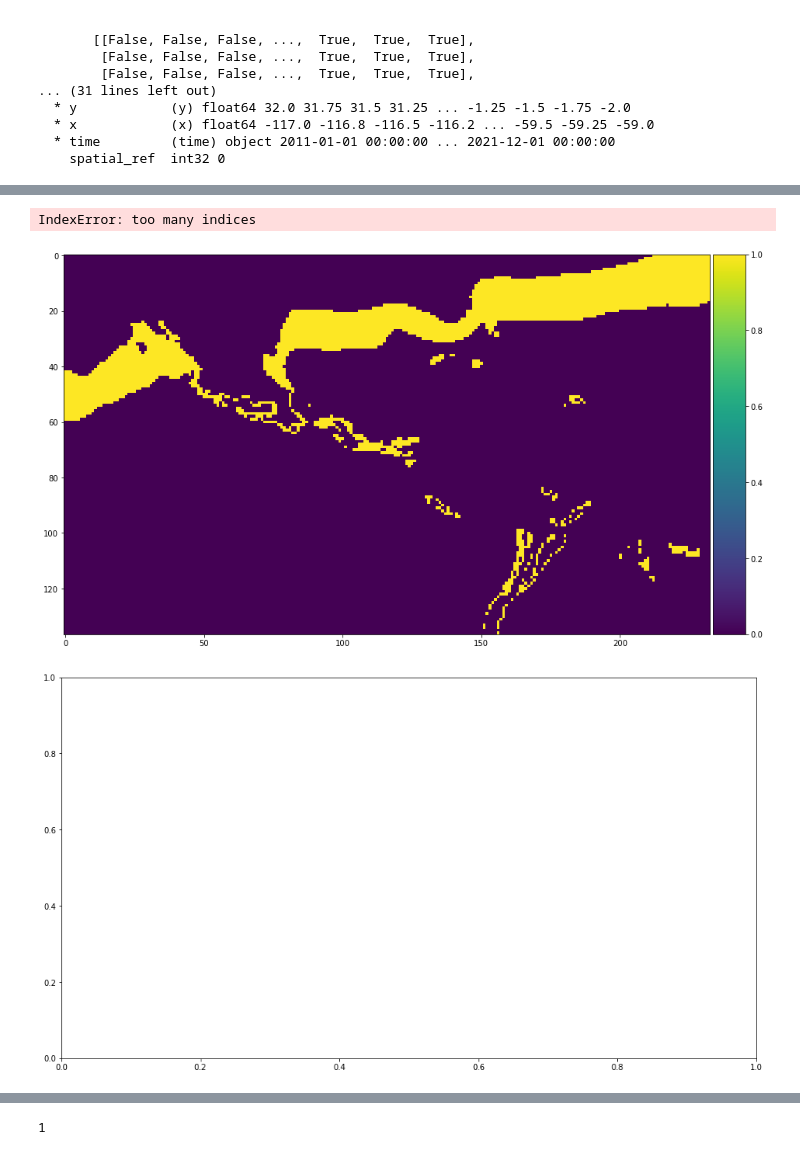
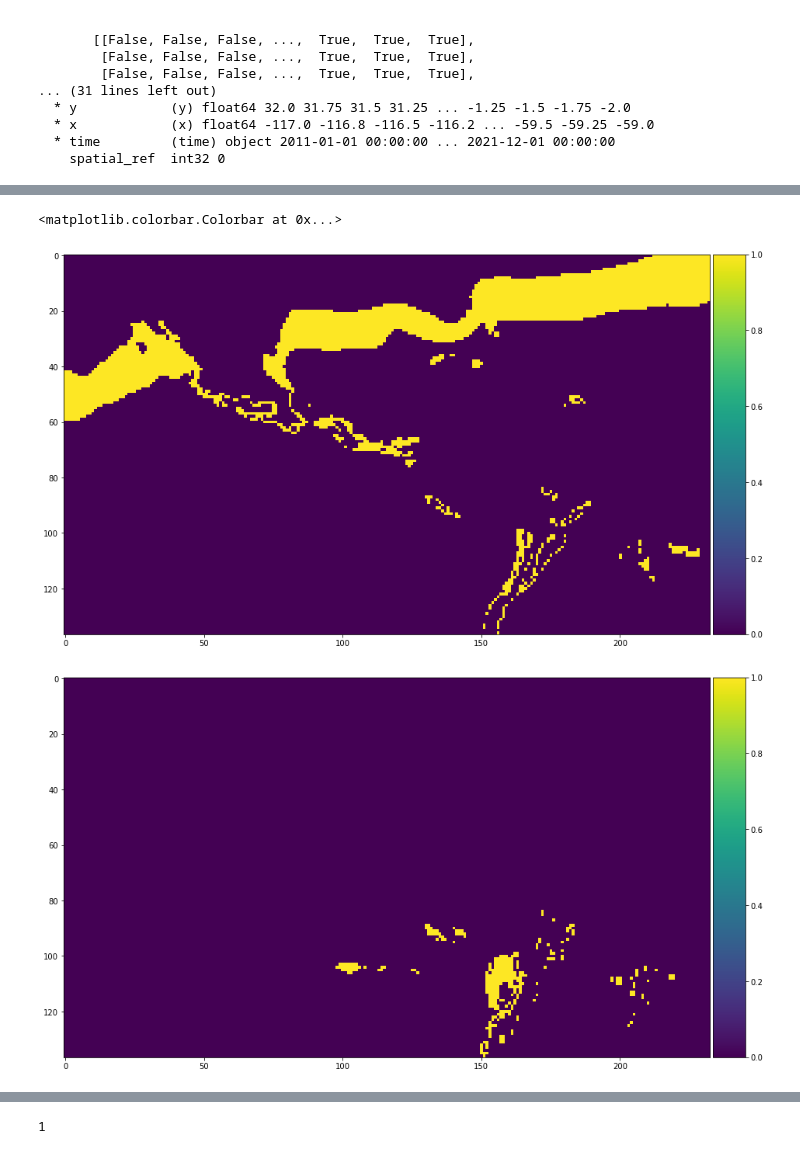
Before and after one commit to jwynneuo/FutureOfCoffee, a Jupyter notebook: Coffeeproj.ipynb, the cells around one changed output, grey strips where cells are left out. Cells and saved outputs as stored; diff of their text form; code cells hidden in the pictures.

```diff
--- a/Coffeeproj.ipynb
+++ b/Coffeeproj.ipynb
@@ -82,8 +82,8 @@ array([[[57.571667, 56.316315, 55.046898, ..., 65.08055 , 65.11983 ,
   * time         (time) object 2011-01-01 00:00:00 ... 2021-12-01 00:00:00
     spatial_ref  int32 0
 # %%
-#tp2 = cclim['tp'].sum(axis = 0)/11
-tp2 = cclim['tp'].mean(axis = 0)/11
+tp2 = cclim['tp'].sum(axis = 0)/11
+#tp2 = cclim['tp'].mean(axis = 0)/11
 # %%
 tp2
 # %% [output]
@@ -112,7 +112,7 @@ Coordinates:
 #t2mf_mask = t2mf.where((t2mf > 64) & (t2mf <= 70))
 t2mf_mask = ((t2mf > 64) & (t2mf <= 70))
 
-tp_mask = ((tp2 > 0.015) & (tp2 <= 0.03))
+tp_mask = ((tp2 > 0.15) & (tp2 <= .3))
 #temp_range
 # %%
 t2mf_mask
@@ -152,21 +152,21 @@ Coordinates:
 # %%
 # Plot data
 fig, (ax1) = plt.subplots(nrows=1, ncols=1, figsize=(16,9))
 im1 = ax1.imshow(t2mf_mask[0,:,:])#cclim['t2mf'][0,:,:])
 divider = make_axes_locatable(ax1)
 cax = divider.append_axes('right', size='5%', pad=0.05)
 fig.colorbar(im1, cax=cax, orientation='vertical')
 
 # Plot data
 fig, (ax1) = plt.subplots(nrows=1, ncols=1, figsize=(16,9))
-im1 = ax1.imshow(tp_mask[0,:,:])
+im1 = ax1.imshow(tp_mask[:,:])
 divider = make_axes_locatable(ax1)
 cax = divider.append_axes('right', size='5%', pad=0.05)
 fig.colorbar(im1, cax=cax, orientation='vertical')
 # %% [output]
-IndexError: too many indices
+<matplotlib.colorbar.Colorbar at 0x...>
 [figure]
-[figure, old version]
+[figure, new version]
 # %%
 # Plot data
 fig, (ax1, ax2) = plt.subplots(nrows=1, ncols=2, figsize=(16,6))
```
Also changed, not shown: parts of 22 cells of this notebook.
